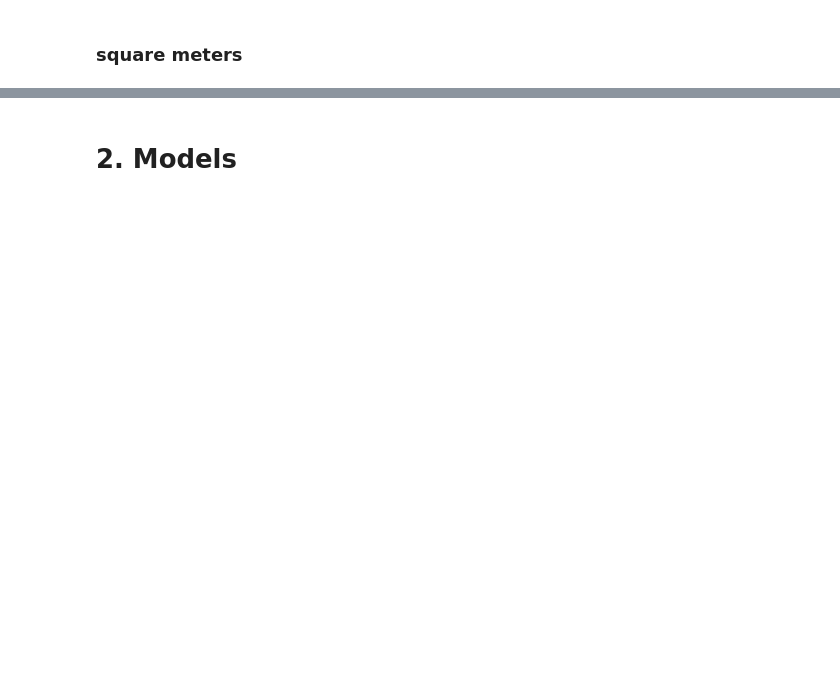
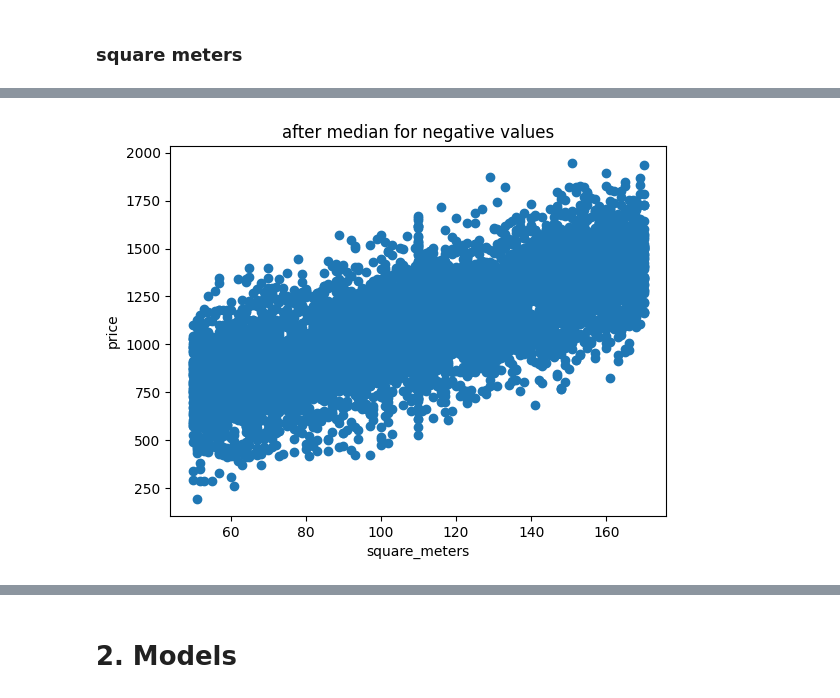
Before and after one commit to DenisProcyon/DSDM_ML_Pred, a Jupyter notebook: main.ipynb, the cells around one changed output, grey strips where cells are left out. Drawn from its saved outputs; the diff is of its cells as text; code cells hidden in the pictures; blank space fills up the shorter version.

```diff
--- a/main.ipynb
+++ b/main.ipynb
@@ -211,0 +216,16 @@ plt.show()
+# %%
+
+# replace outlier with median
+def square_median(data):
+    median_value = data.loc[data['square_meters']  >= 0, 'square_meters'].median()
+    data.loc[data['square_meters'] < 0, 'square_meters'] = median_value
+    return data
+
+#imputed_train1 =square_median(imputed_train1)
+plt.scatter(imputed_train1['square_meters'], imputed_train1['price'])
+plt.title('after median for negative values')
+plt.xlabel('square_meters')
+plt.ylabel('price')
+plt.show()
+# %% [output]
+[figure, added]
```
Also changed, not shown: parts of 45 cells of this notebook.
